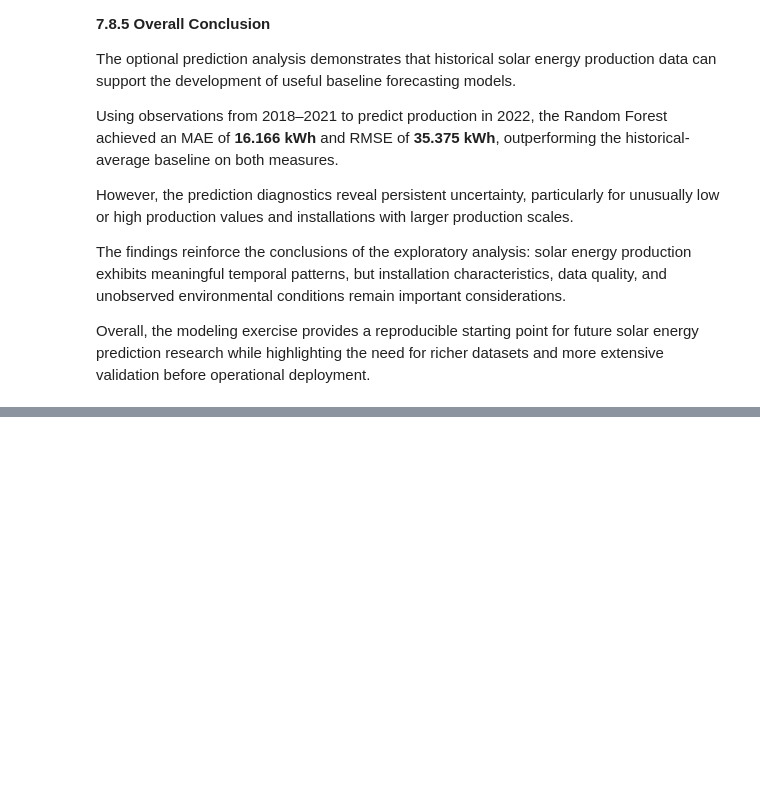
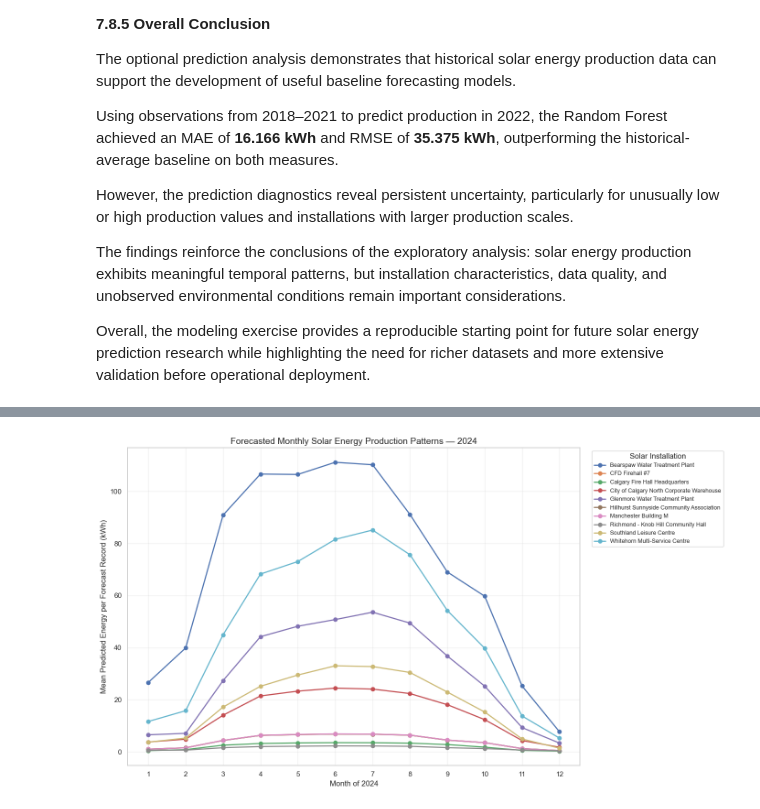
Before and after one commit to damisar/Solar-Energy-Production-Analysis, a Jupyter notebook: notebooks/solar_production_eda.ipynb, the cells around one changed output, grey strips where cells are left out. Drawn from its saved outputs; the diff is of its cells as text; code cells hidden in the pictures; blank space fills up the shorter version.

Commit message:
Complete optional 2024 solar energy forecasting analysis

```diff
--- a/notebooks/solar_production_eda.ipynb
+++ b/notebooks/solar_production_eda.ipynb
@@ -4658,0 +4888,55 @@ Overall, the modeling exercise provides a reproducible starting point for future
+# %%
+
+# Section 8.5 — Visualize monthly forecast patterns for 2024
+
+import matplotlib.pyplot as plt
+
+# Calculate mean predicted production by installation and month
+monthly_forecast_2024 = (
+    forecast_2024_df
+    .groupby(["name", "month"], as_index=False)
+    ["Predicted_kWh"]
+    .mean()
+)
+
+# Plot monthly forecasts for all ten installations
+plt.figure(figsize=(14, 8))
+
+for installation, group in monthly_forecast_2024.groupby("name"):
+    plt.plot(
+        group["month"],
+        group["Predicted_kWh"],
+        marker="o",
+        linewidth=1.8,
+        label=installation
+    )
+
+plt.title(
+    "Forecasted Monthly Solar Energy Production Patterns — 2024",
+    fontsize=14
+)
+plt.xlabel("Month of 2024")
+plt.ylabel("Mean Predicted Energy per Forecast Record (kWh)")
+plt.xticks(range(1, 13))
+plt.grid(True, alpha=0.3)
+plt.legend(
+    title="Solar Installation",
+    bbox_to_anchor=(1.02, 1),
+    loc="upper left",
+    fontsize=9
+)
+plt.tight_layout()
+plt.show()
+
+# Display the monthly forecast summary
+display(
+    monthly_forecast_2024
+    .pivot(
+        index="name",
+        columns="month",
+        values="Predicted_kWh"
+    )
+    .round(2)
+)
+# %% [output]
+[figure, added]
```
Also changed, not shown: parts of 17 cells of this notebook.
